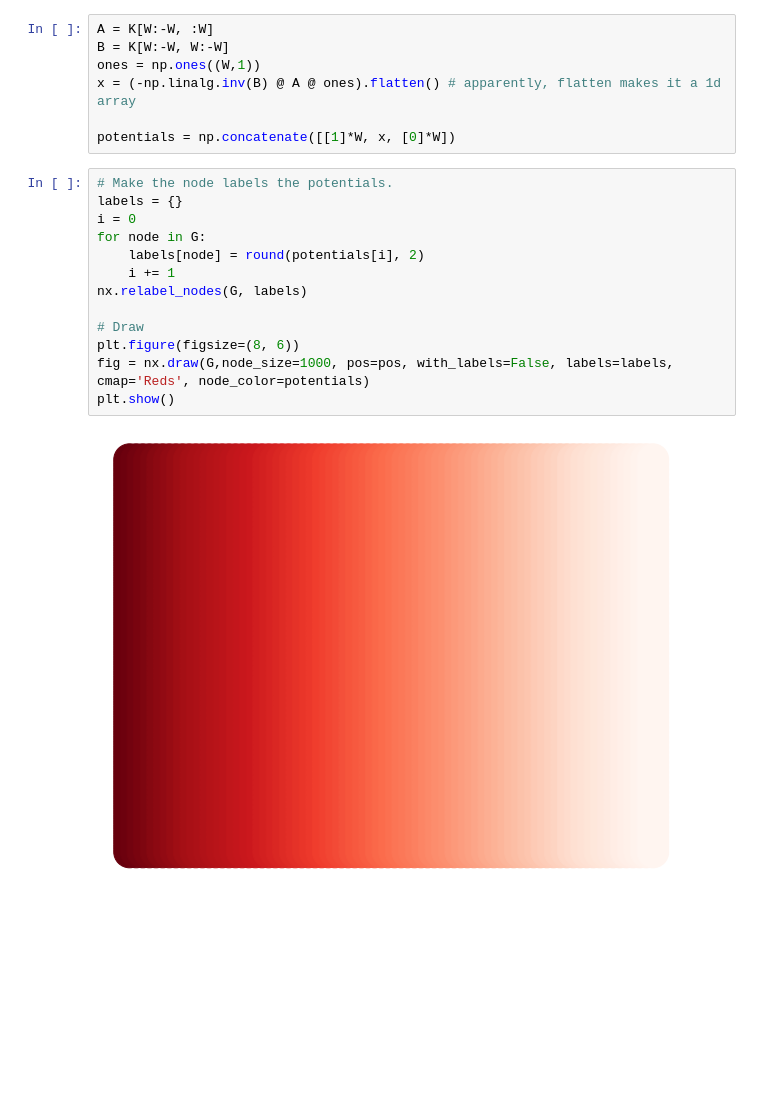
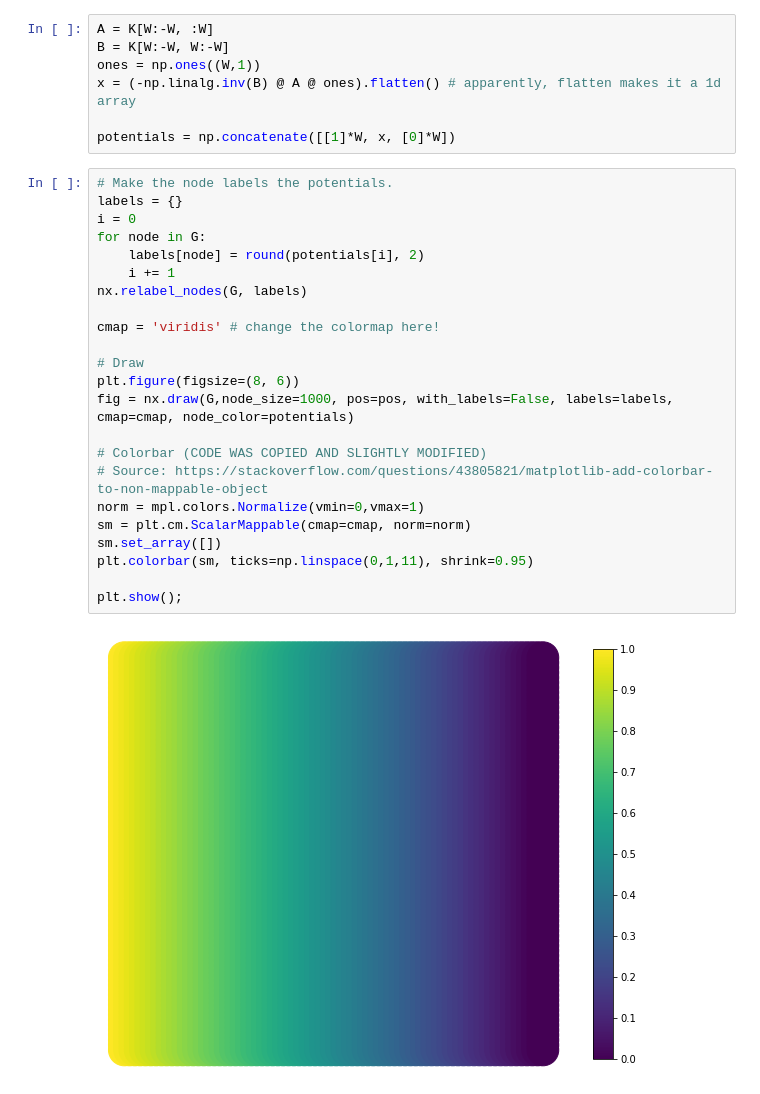
Before and after one commit to Inferno2332/conductance, a Jupyter notebook: Graph Simulation - Rectangle.ipynb, the cells around one changed output. Cells and saved outputs as stored; diff of their text form; blank space fills up the shorter version.

Commit message:
added colorbar, changed colormap

```diff
--- a/Graph Simulation - Rectangle.ipynb
+++ b/Graph Simulation - Rectangle.ipynb
@@ -49,15 +50,25 @@ potentials = np.concatenate([[1]*W, x, [0]*W])
 # %%
 # Make the node labels the potentials.
 labels = {}
 i = 0
 for node in G:
     labels[node] = round(potentials[i], 2)
     i += 1
 nx.relabel_nodes(G, labels)
 
+cmap = 'viridis' # change the colormap here!
+
 # Draw
 plt.figure(figsize=(8, 6))
-fig = nx.draw(G,node_size=1000, pos=pos, with_labels=False, labels=labels, cmap='Reds', node_color=potentials)
-plt.show()
+fig = nx.draw(G,node_size=1000, pos=pos, with_labels=False, labels=labels, cmap=cmap, node_color=potentials)
+
+# Colorbar (CODE WAS COPIED AND SLIGHTLY MODIFIED)
+# Source: https://stackoverflow.com/questions/43805821/matplotlib-add-colorbar-to-non-mappable-object
+norm = mpl.colors.Normalize(vmin=0,vmax=1)
+sm = plt.cm.ScalarMappable(cmap=cmap, norm=norm)
+sm.set_array([])
+plt.colorbar(sm, ticks=np.linspace(0,1,11), shrink=0.95)
+
+plt.show();
 # %% [output]
-[figure, old version]
+[figure, new version]
```
Also changed, not shown: parts of 1 cell of this notebook.
